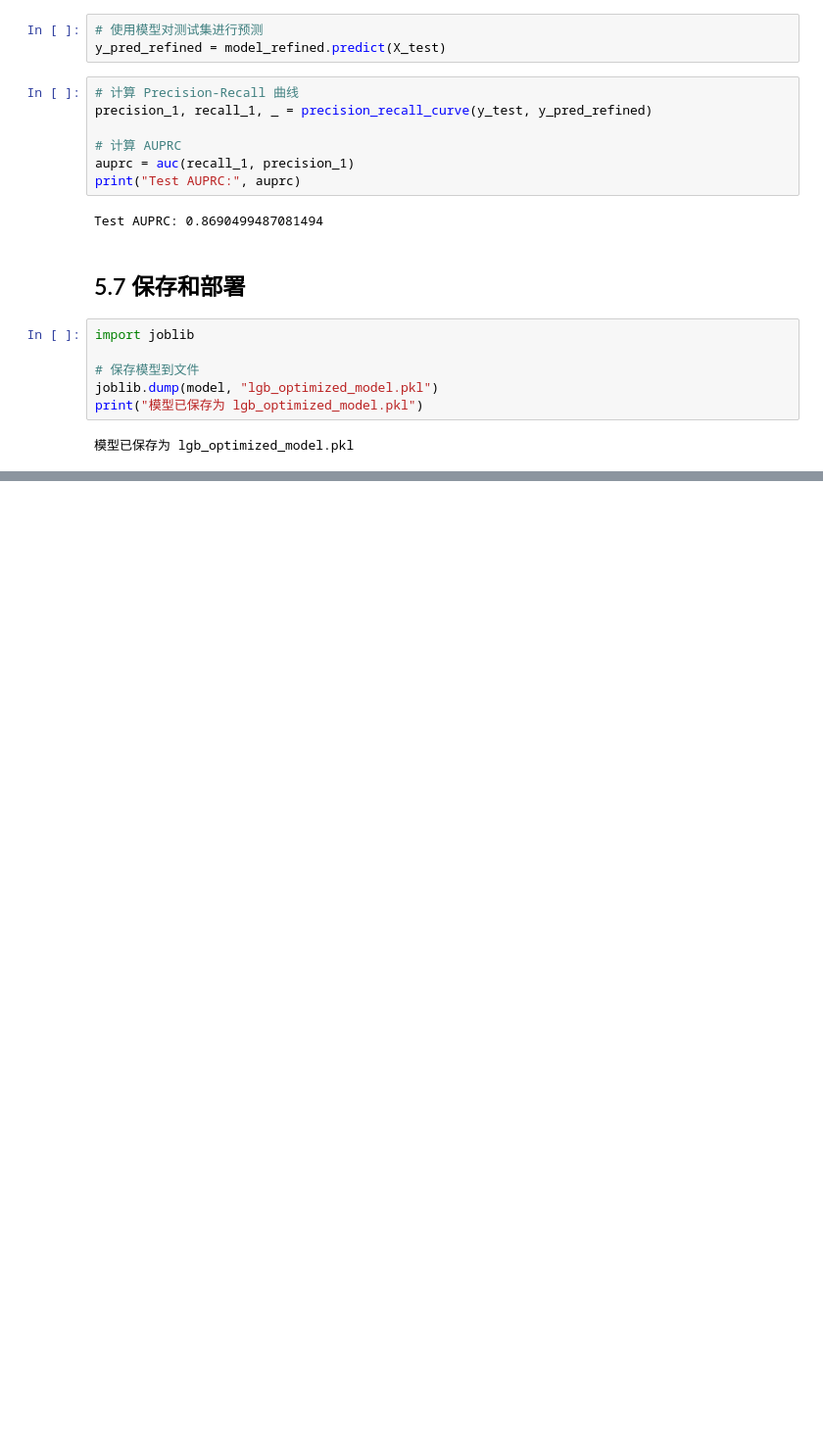
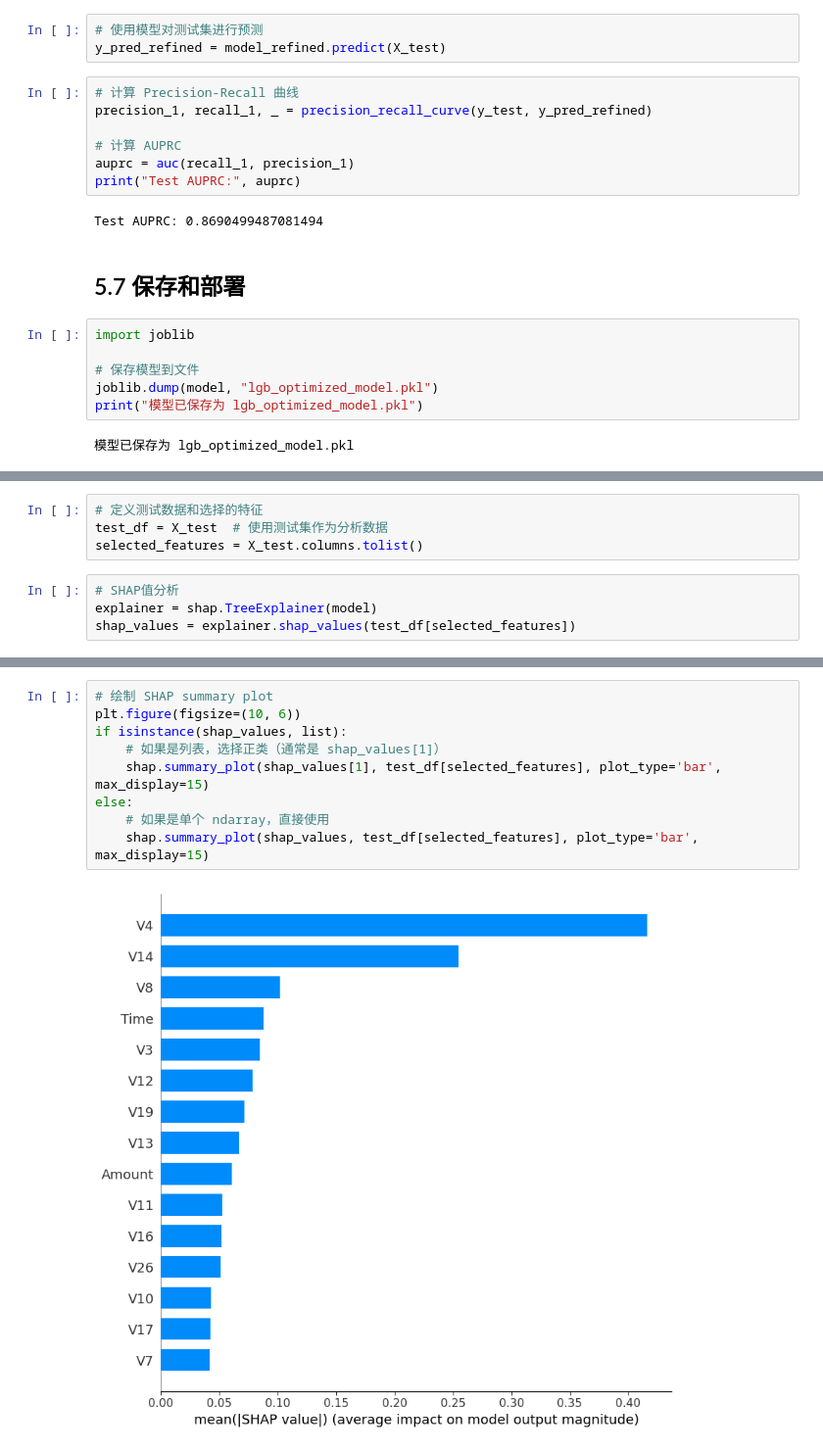
Before and after one commit to PinmogeJoshua/CreditCardFraudDetection, a Jupyter notebook: ccfd.ipynb, the cells around one changed output, grey strips where cells are left out. Shown at 98% size. Drawn from its saved outputs; the diff is of its cells as text; blank space fills up the shorter version.

```diff
--- a/ccfd.ipynb
+++ b/ccfd.ipynb
@@ -593,0 +596,8 @@ print("模型已保存为 lgb_optimized_model.pkl")
+# %%
+# 定义测试数据和选择的特征
+test_df = X_test  # 使用测试集作为分析数据
+selected_features = X_test.columns.tolist()
+# %%
+# SHAP值分析
+explainer = shap.TreeExplainer(model)
+shap_values = explainer.shap_values(test_df[selected_features])
@@ -593,0 +612,11 @@ print("模型已保存为 lgb_optimized_model.pkl")
+# %%
+# 绘制 SHAP summary plot
+plt.figure(figsize=(10, 6))
+if isinstance(shap_values, list):
+    # 如果是列表，选择正类（通常是 shap_values[1]）
+    shap.summary_plot(shap_values[1], test_df[selected_features], plot_type='bar', max_display=15)
+else:
+    # 如果是单个 ndarray，直接使用
+    shap.summary_plot(shap_values, test_df[selected_features], plot_type='bar', max_display=15)
+# %% [output]
+[figure, added]
```
Also changed, not shown: parts of 2 cells of this notebook, 1 other file.
